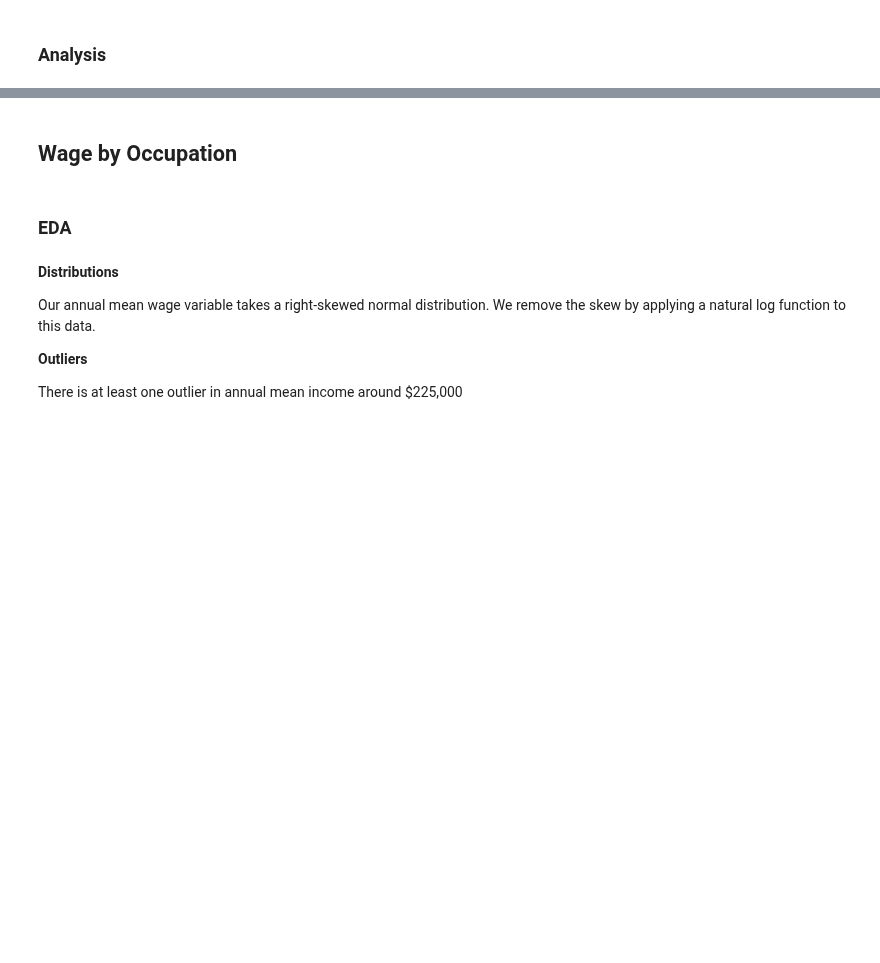
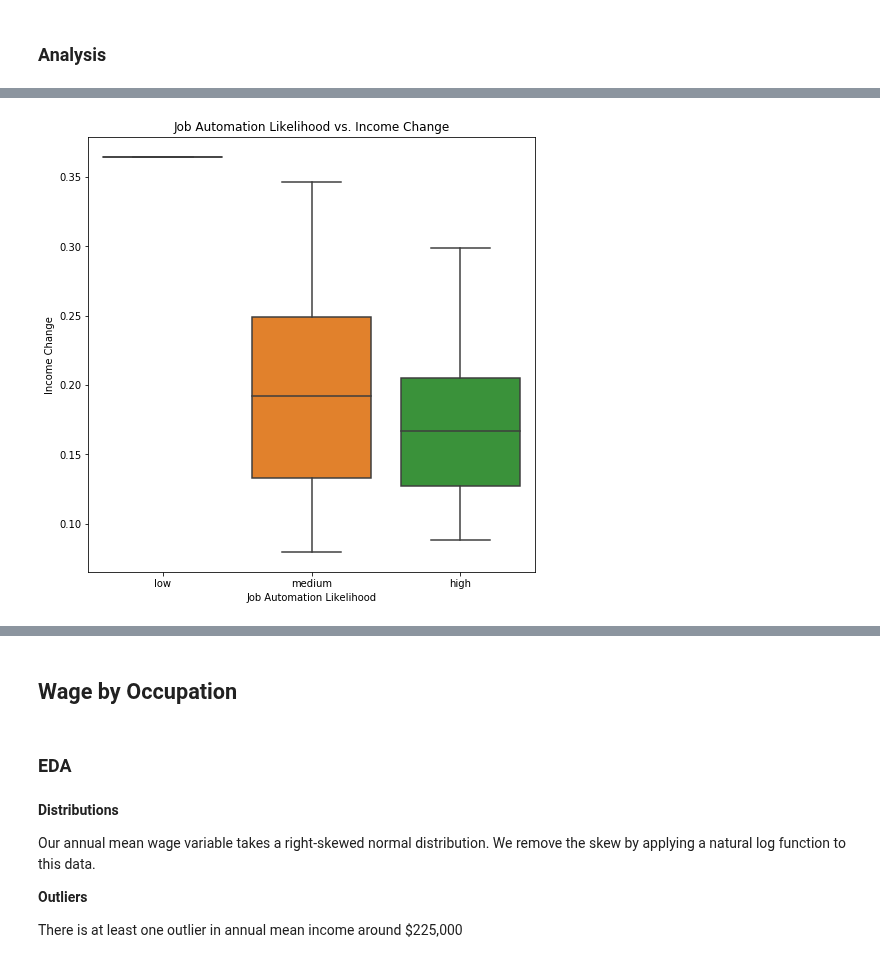
Before and after one commit to COGS108/group11_sp20, a Jupyter notebook: FinalProject_group11.ipynb, the cells around one changed output, grey strips where cells are left out. Drawn from its saved outputs; the diff is of its cells as text; code cells hidden in the pictures; blank space fills up the shorter version.

Commit message:
Added charts and discussion

```diff
--- a/FinalProject_group11.ipynb
+++ b/FinalProject_group11.ipynb
@@ -492,3 +603,15 @@ print(results4.summary())
+# %%
+plt.figure(figsize=(8,8))
+automation1of3 = automation1of3.assign(Location='low')
+automation2of3 = automation2of3.assign(Location='medium')
+automation3of3 = automation3of3.assign(Location='high')
+cdf = pd.concat([automation1of3, automation2of3, automation3of3])
+ax = sns.boxplot(x="Location", y="change", data=cdf)
+ax.set(title='Job Automation Likelihood vs. Income Change',xlabel='Job Automation Likelihood', ylabel='Income Change')
+
+plt.show()
+# %% [output]
+[figure, added]
 # %%
 state_incomeChange = []
 for state in states:
```
Also changed, not shown: parts of 30 cells of this notebook.
